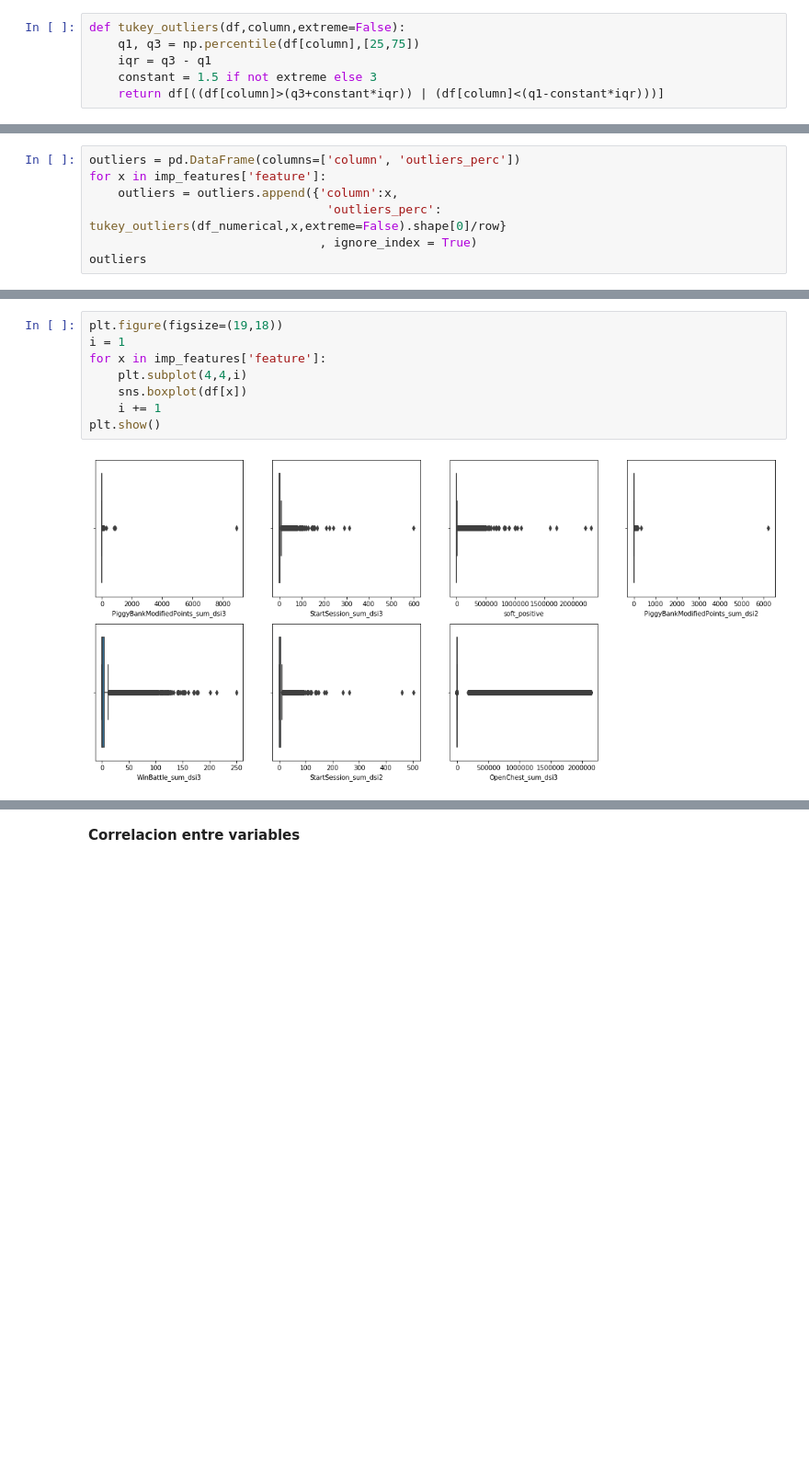
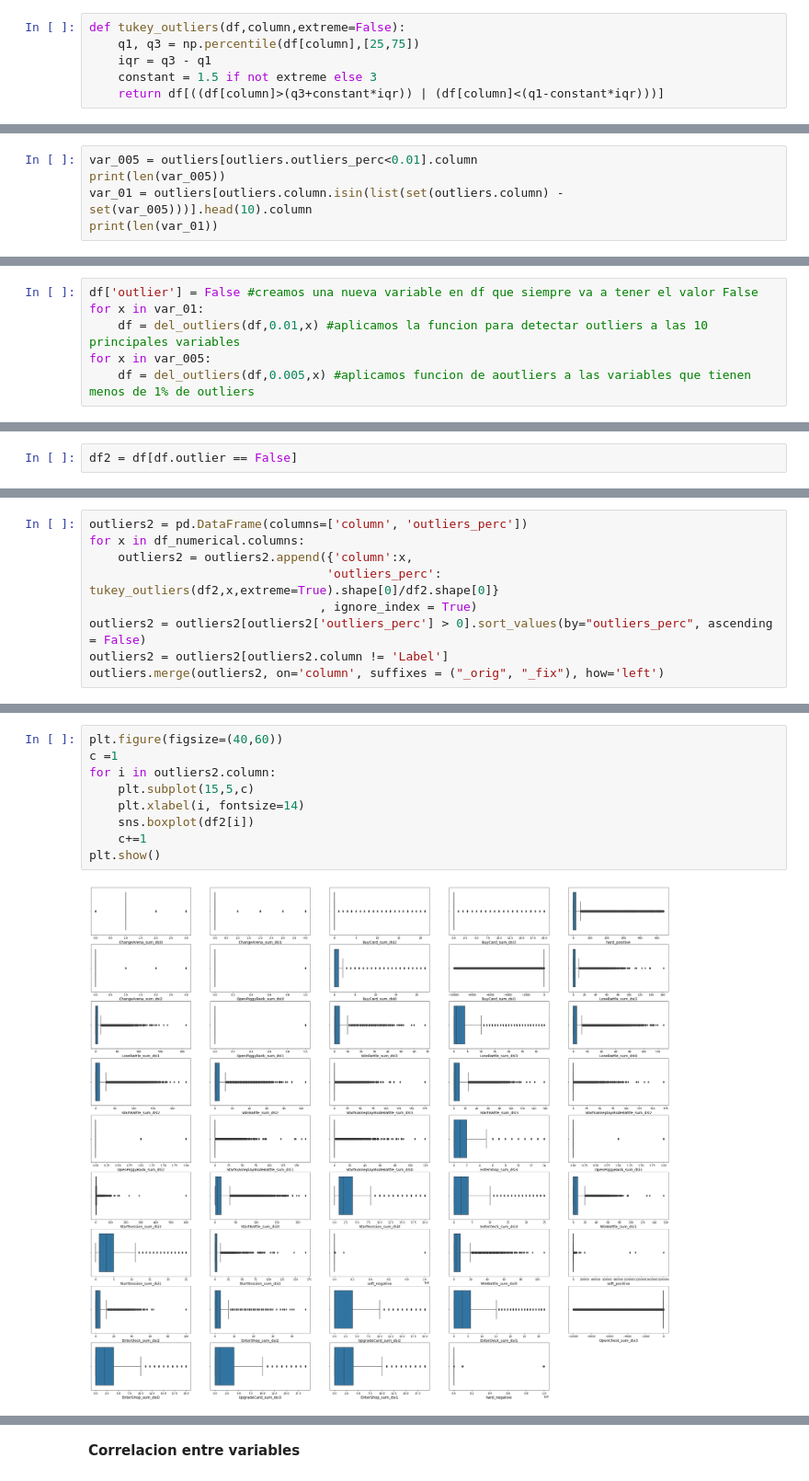
Before and after one commit to francomatiasferrari/md_MIM, a Jupyter notebook: analysis/EDA_GU.ipynb, the cells around one changed output, grey strips where cells are left out. Shown at 92% size. Saved outputs shown, nothing was run; the diff lists cells and outputs as text; blank space fills up the shorter version.

Commit message:
analisis de outliers

```diff
--- a/analysis/EDA_GU.ipynb
+++ b/analysis/EDA_GU.ipynb
@@ -369,0 +436,5 @@ outliers[outliers['outliers_perc'] > 0.1]
+# %%
+var_005 = outliers[outliers.outliers_perc<0.01].column
+print(len(var_005))
+var_01 = outliers[outliers.column.isin(list(set(outliers.column) - set(var_005)))].head(10).column
+print(len(var_01))
@@ -369,0 +444,6 @@ outliers[outliers['outliers_perc'] > 0.1]
+# %%
+df['outlier'] = False #creamos una nueva variable en df que siempre va a tener el valor False
+for x in var_01:
+    df = del_outliers(df,0.01,x) #aplicamos la funcion para detectar outliers a las 10 principales variables
+for x in var_005:
+    df = del_outliers(df,0.005,x) #aplicamos funcion de aoutliers a las variables que tienen menos de 1% de outliers
@@ -369,0 +458,2 @@ outliers[outliers['outliers_perc'] > 0.1]
+# %%
+df2 = df[df.outlier == False]
@@ -370,8 +462,10 @@ outliers[outliers['outliers_perc'] > 0.1]
 # %%
-outliers = pd.DataFrame(columns=['column', 'outliers_perc'])
-for x in imp_features['feature']:
-    outliers = outliers.append({'column':x,
-                                 'outliers_perc': tukey_outliers(df_numerical,x,extreme=False).shape[0]/row}
+outliers2 = pd.DataFrame(columns=['column', 'outliers_perc'])
+for x in df_numerical.columns:
+    outliers2 = outliers2.append({'column':x,
+                                 'outliers_perc': tukey_outliers(df2,x,extreme=True).shape[0]/df2.shape[0]}
                                 , ignore_index = True)
-outliers
+outliers2 = outliers2[outliers2['outliers_perc'] > 0].sort_values(by="outliers_perc", ascending = False)
+outliers2 = outliers2[outliers2.column != 'Label']
+outliers.merge(outliers2, on='column', suffixes = ("_orig", "_fix"), how='left')
 # %% [output]
@@ -388,10 +491,11 @@ outliers
 # %%
-plt.figure(figsize=(19,18))
-i = 1
-for x in imp_features['feature']:
-    plt.subplot(4,4,i)
-    sns.boxplot(df[x])
-    i += 1
+plt.figure(figsize=(40,60))
+c =1
+for i in outliers2.column:
+    plt.subplot(15,5,c)
+    plt.xlabel(i, fontsize=14)
+    sns.boxplot(df2[i])
+    c+=1
 plt.show()
 # %% [output]
-[figure, old version]
+[figure, new version]
```
Also changed, not shown: parts of 33 cells of this notebook.
